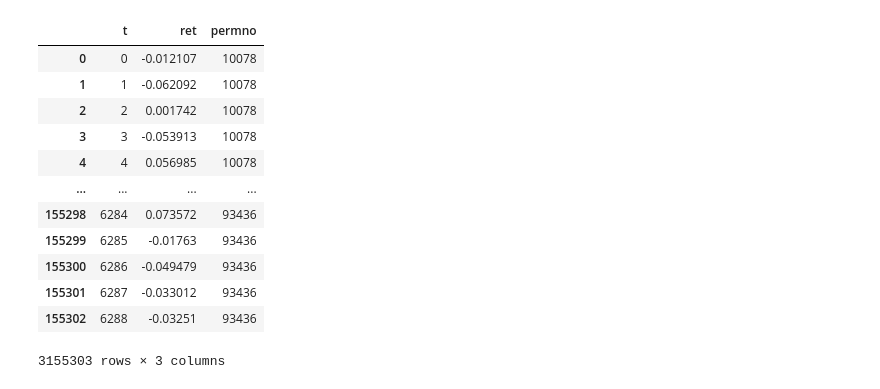
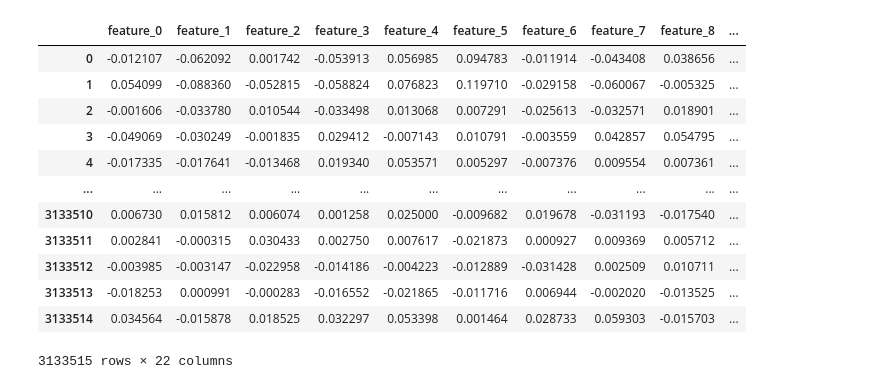
Before and after one commit to FedericoCortesi/finNN_code, a Jupyter notebook: src/price_prediction/debug.ipynb, the cells around one changed output. Cells and saved outputs as stored; diff of their text form; code cells hidden in the pictures.

```diff
--- a/src/price_prediction/debug.ipynb
+++ b/src/price_prediction/debug.ipynb
@@ -117,18 +98,16 @@ data
-# %%
-
-W = (wf.df.pivot(index=id_col, columns=t_col, values=wf.id_col)
-                    .sort_index(axis=1))
-# %% [output]
-|  | t | ret | permno |
-| 0 | 0 | -0.012107 | 10078 |
-| 1 | 1 | -0.062092 | 10078 |
-| 2 | 2 | 0.001742 | 10078 |
-| 3 | 3 | -0.053913 | 10078 |
-| 4 | 4 | 0.056985 | 10078 |
-| ... | ... | ... | ... |
-| 155298 | 6284 | 0.073572 | 93436 |
-| 155299 | 6285 | -0.01763 | 93436 |
-| 155300 | 6286 | -0.049479 | 93436 |
-| 155301 | 6287 | -0.033012 | 93436 |
-| 155302 | 6288 | -0.03251 | 93436 |
-3155303 rows × 3 columns
+# %%
+wf.df_master
+# %% [output]
+|  | feature_0 | feature_1 | feature_2 | feature_3 | feature_4 | feature_5 | feature_6 | feature_7 | feature_8 | ... |
+| 0 | -0.012107 | -0.062092 | 0.001742 | -0.053913 | 0.056985 | 0.094783 | -0.011914 | -0.043408 | 0.038656 | ... |
+| 1 | 0.054099 | -0.088360 | -0.052815 | -0.058824 | 0.076823 | 0.119710 | -0.029158 | -0.060067 | -0.005325 | ... |
+| 2 | -0.001606 | -0.033780 | 0.010544 | -0.033498 | 0.013068 | 0.007291 | -0.025613 | -0.032571 | 0.018901 | ... |
+| 3 | -0.049069 | -0.030249 | -0.001835 | 0.029412 | -0.007143 | 0.010791 | -0.003559 | 0.042857 | 0.054795 | ... |
+| 4 | -0.017335 | -0.017641 | -0.013468 | 0.019340 | 0.053571 | 0.005297 | -0.007376 | 0.009554 | 0.007361 | ... |
+| ... | ... | ... | ... | ... | ... | ... | ... | ... | ... | ... |
+| 3133510 | 0.006730 | 0.015812 | 0.006074 | 0.001258 | 0.025000 | -0.009682 | 0.019678 | -0.031193 | -0.017540 | ... |
+| 3133511 | 0.002841 | -0.000315 | 0.030433 | 0.002750 | 0.007617 | -0.021873 | 0.000927 | 0.009369 | 0.005712 | ... |
+| 3133512 | -0.003985 | -0.003147 | -0.022958 | -0.014186 | -0.004223 | -0.012889 | -0.031428 | 0.002509 | 0.010711 | ... |
+| 3133513 | -0.018253 | 0.000991 | -0.000283 | -0.016552 | -0.021865 | -0.011716 | 0.006944 | -0.002020 | -0.013525 | ... |
+| 3133514 | 0.034564 | -0.015878 | 0.018525 | 0.032297 | 0.053398 | 0.001464 | 0.028733 | 0.059303 | -0.015703 | ... |
+3133515 rows × 22 columns
```
Also changed, not shown: parts of 2 cells of this notebook, 5 other files.
